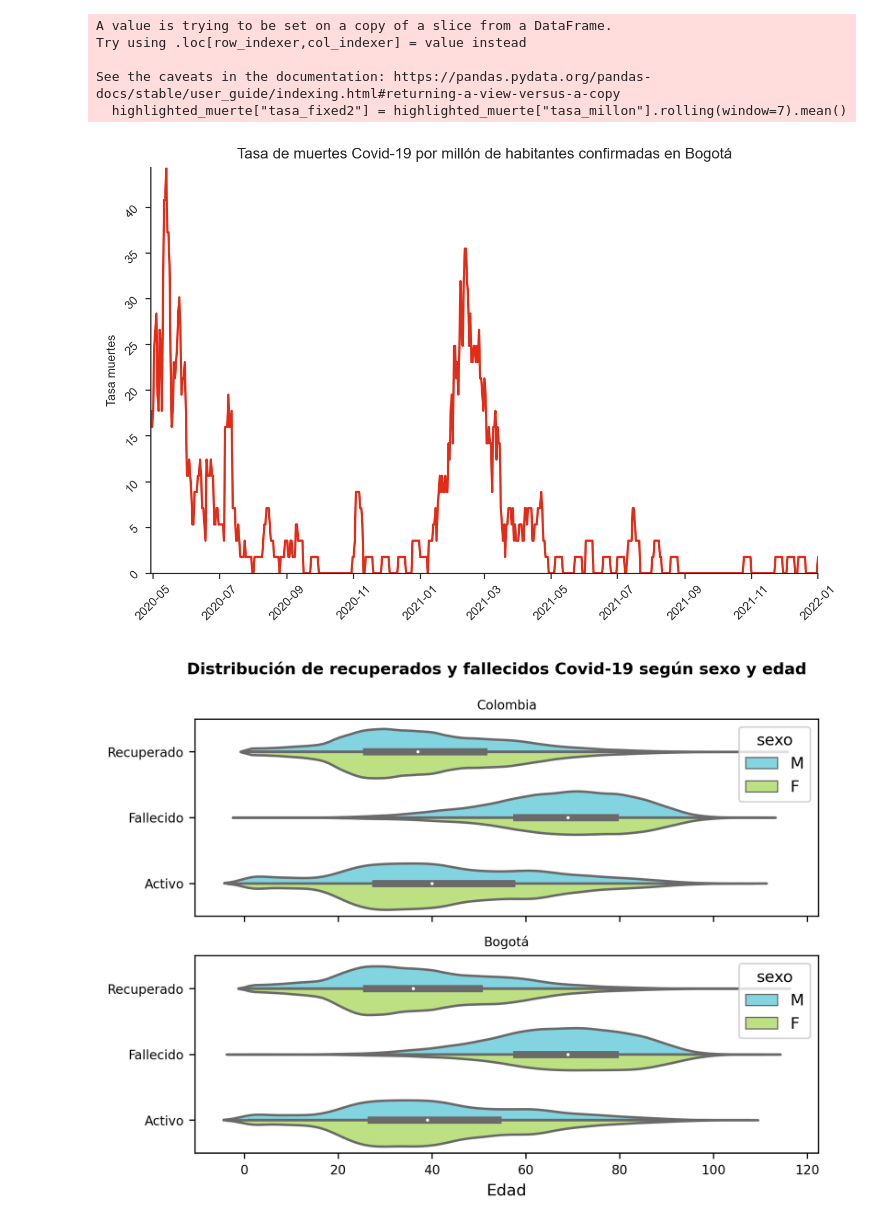
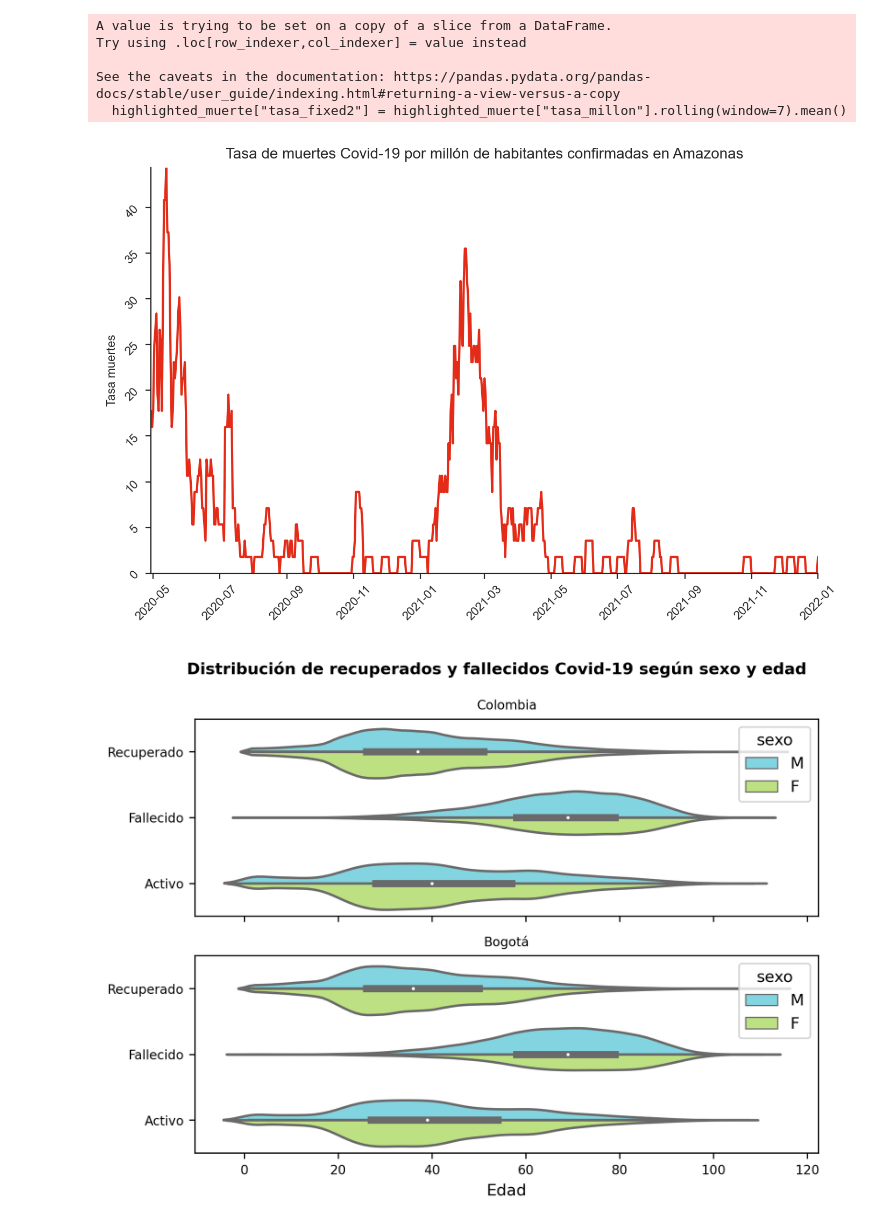
Before and after one commit to Nebiros96/Covid_Colombia_v09, a Jupyter notebook: Covid_data_socrata.ipynb, the cells around one changed output. Drawn from its saved outputs; the diff is of its cells as text; code cells hidden in the pictures.

```diff
--- a/Covid_data_socrata.ipynb
+++ b/Covid_data_socrata.ipynb
@@ -156,19 +156,19 @@ See the caveats in the documentation: https://pandas.pydata.org/pandas-docs/stab
 # %%
 #%% SubPlot de fallecidos por día
 plt.figure(figsize=(8,5), dpi=200)
 sns.set_style("ticks")
 sns.lineplot(x="fecha_reporte_web", y="tasa_fixed2", data=querydp, color="#e32b17")
-plt.title("Tasa de muertes Covid-19 por millón de habitantes confirmadas en Bogotá", fontsize=10)
+plt.title("Tasa de muertes Covid-19 por millón de habitantes confirmadas en Amazonas", fontsize=10)
 
 plt.tick_params(labelsize=8,rotation=45)
 plt.ylabel("Tasa muertes", fontsize=8)
 plt.xlabel("")
 plt.margins(x=0, y=0)
 sns.despine(top=True)
 
 plt.show()
 # %% [output]
-[figure, old version]
+[figure, new version]
 # %%
 #%% Datos concernientes a la edad media fallecidos por sexo
 resumen = results_df.loc[results_df["recuperado"] == "Fallecido"]
```
